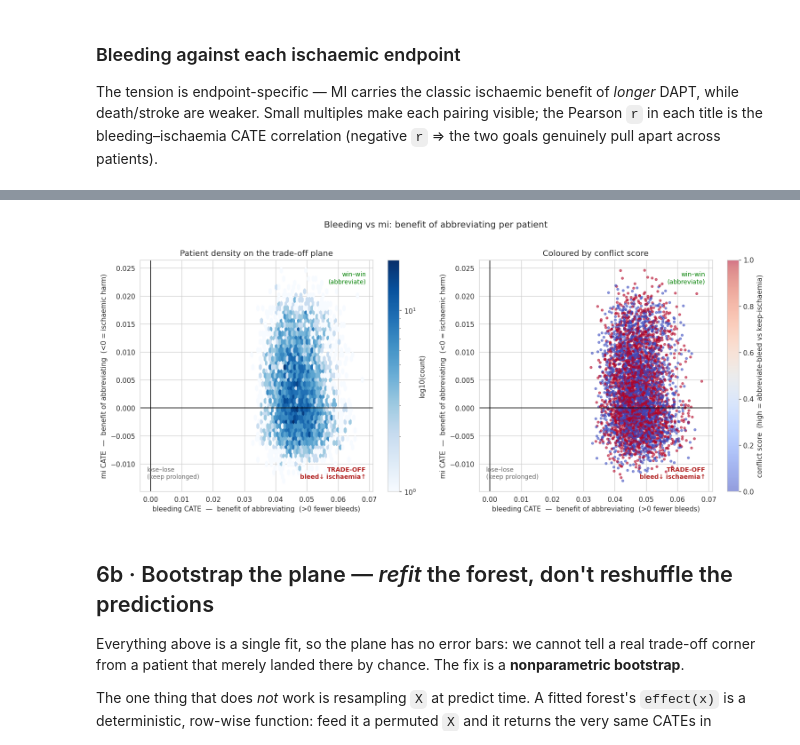
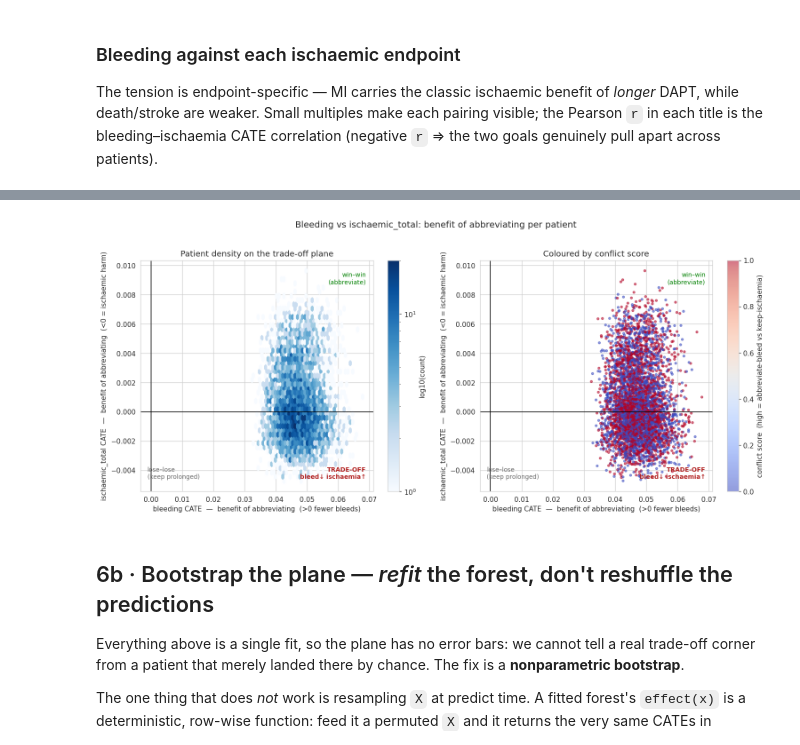
Before and after one commit to TommasoPioda/CATE-estimation-on-the-MASTER-DAPT-trial, a Jupyter notebook: Meta-learning/causal_forest/10_bleeding_ischemic_tradeoff.ipynb, the cells around one changed output, grey strips where cells are left out. Drawn from its saved outputs; the diff is of its cells as text; code cells hidden in the pictures.

```diff
--- a/Meta-learning/causal_forest/10_bleeding_ischemic_tradeoff.ipynb
+++ b/Meta-learning/causal_forest/10_bleeding_ischemic_tradeoff.ipynb
@@ -255,36 +255,3 @@ max       0.0678     0.0192     0.0061     0.0215              1.7491     4.6914
 Zero lines split the four quadrants above; the density (hexbin) shows where the mass actually sits,
 and the points are tinted by the conflict score so the **bottom-right** trade-off patients stand
 out. The shaded box marks the flagged conflict subgroup's region.
-# %%
-yname = PRIMARY_ISCHAEMIC
-x, y = df["bleed"].to_numpy(), df[yname].to_numpy()
-
-fig, (axL, axR) = plt.subplots(1, 2, figsize=(14, 6))
-
-# -- left: density
-hb = axL.hexbin(x, y, gridsize=45, cmap="Blues", mincnt=1, bins="log")
-fig.colorbar(hb, ax=axL, label="log10(count)")
-axL.set_title("Patient density on the trade-off plane")
-
-# -- right: points tinted by conflict
-sc = axR.scatter(x, y, c=df['bleed']+df["mi"], cmap="coolwarm", s=10, alpha=0.55,
-                 vmin=-np.abs(df['bleed']+df["mi"]).quantile(0.98),
-                 vmax=np.abs(df['bleed']+df["mi"]).quantile(0.98))
-fig.colorbar(sc, ax=axR, label="MI score  (high = abbreviate-bleed vs keep-ischaemia)")
-axR.set_title("Coloured by MI score")
-
-for ax in (axL, axR):
-    ax.axvline(0, color="k", lw=1); ax.axhline(0, color="k", lw=1)
-    ax.set_xlabel("bleeding CATE  —  benefit of abbreviating  (>0 fewer bleeds)")
-    ax.set_ylabel(f"{yname} CATE  —  benefit of abbreviating  (<0 = ischaemic harm)")
-    ax.annotate("win–win\n(abbreviate)", (0.97, 0.95), xycoords="axes fraction",
-                ha="right", va="top", fontsize=9, color="green")
-    ax.annotate("TRADE-OFF\nbleed↓ ischaemia↑", (0.97, 0.05), xycoords="axes fraction",
-                ha="right", va="bottom", fontsize=9, color="firebrick", weight="bold")
-    ax.annotate("lose–lose\n(keep prolonged)", (0.03, 0.05), xycoords="axes fraction",
-                ha="left", va="bottom", fontsize=9, color="dimgray")
-
-fig.suptitle(f"Bleeding vs {yname}: benefit of abbreviating per patient", y=1.02, fontsize=13)
-fig.tight_layout()
-fig.savefig(os.path.join(FIG_DIR, f"tradeoff_bleed_vs_{yname}.png"), dpi=150, bbox_inches="tight")
-plt.show()
@@ -379,32 +463,32 @@ plt.show()
 # %%
-x, y = df["bleed"].to_numpy(), (df['death'] + df['stroke'] + df['mi']).to_numpy()
+x, y = df["bleed"].to_numpy(), (df['death']*0.2 + df['stroke']*0.4 + df['mi']*0.4).to_numpy()
 
 fig, (axL, axR) = plt.subplots(1, 2, figsize=(14, 6))
 
 # -- left: density
 hb = axL.hexbin(x, y, gridsize=45, cmap="Blues", mincnt=1, bins="log")
 fig.colorbar(hb, ax=axL, label="log10(count)")
 axL.set_title("Patient density on the trade-off plane")
 
 # -- right: points tinted by conflict
 sc = axR.scatter(x, y, c=T, cmap="coolwarm", s=10, alpha=0.55)
 fig.colorbar(sc, ax=axR, label="conflict score  (high = abbreviate-bleed vs keep-ischaemia)")
 axR.set_title("Coloured by conflict score")
 
 for ax in (axL, axR):
     ax.axvline(0, color="k", lw=1); ax.axhline(0, color="k", lw=1)
     ax.set_xlabel("bleeding CATE  —  benefit of abbreviating  (>0 fewer bleeds)")
     ax.set_ylabel(f"{yname} CATE  —  benefit of abbreviating  (<0 = ischaemic harm)")
     ax.annotate("win–win\n(abbreviate)", (0.97, 0.95), xycoords="axes fraction",
                 ha="right", va="top", fontsize=9, color="green")
     ax.annotate("TRADE-OFF\nbleed↓ ischaemia↑", (0.97, 0.05), xycoords="axes fraction",
                 ha="right", va="bottom", fontsize=9, color="firebrick", weight="bold")
     ax.annotate("lose–lose\n(keep prolonged)", (0.03, 0.05), xycoords="axes fraction",
                 ha="left", va="bottom", fontsize=9, color="dimgray")
 
 fig.suptitle(f"Bleeding vs {yname}: benefit of abbreviating per patient", y=1.02, fontsize=13)
 fig.tight_layout()
 fig.savefig(os.path.join(FIG_DIR, f"tradeoff_bleed_vs_{yname}.png"), dpi=150, bbox_inches="tight")
 plt.show()
 # %% [output]
-[figure, old version]
+[figure, new version]
```
Also changed, not shown: parts of 8 cells of this notebook, 2 other files.
